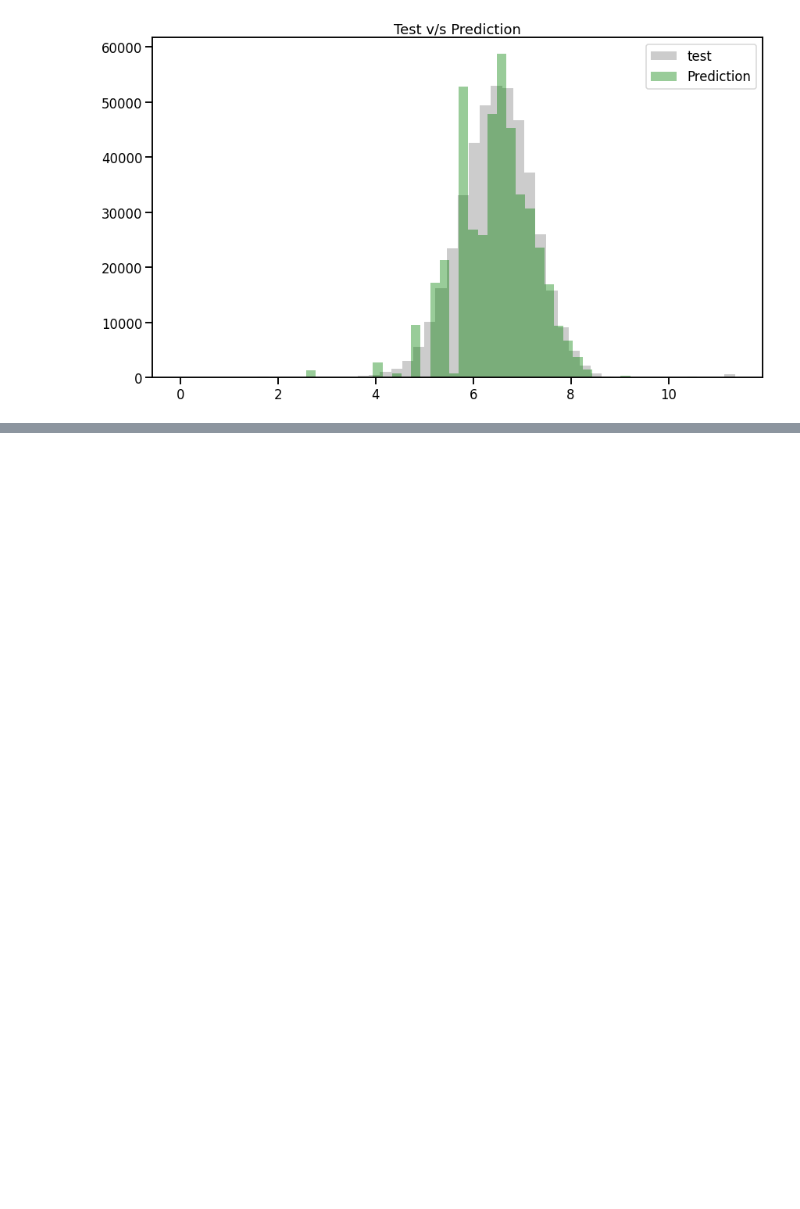
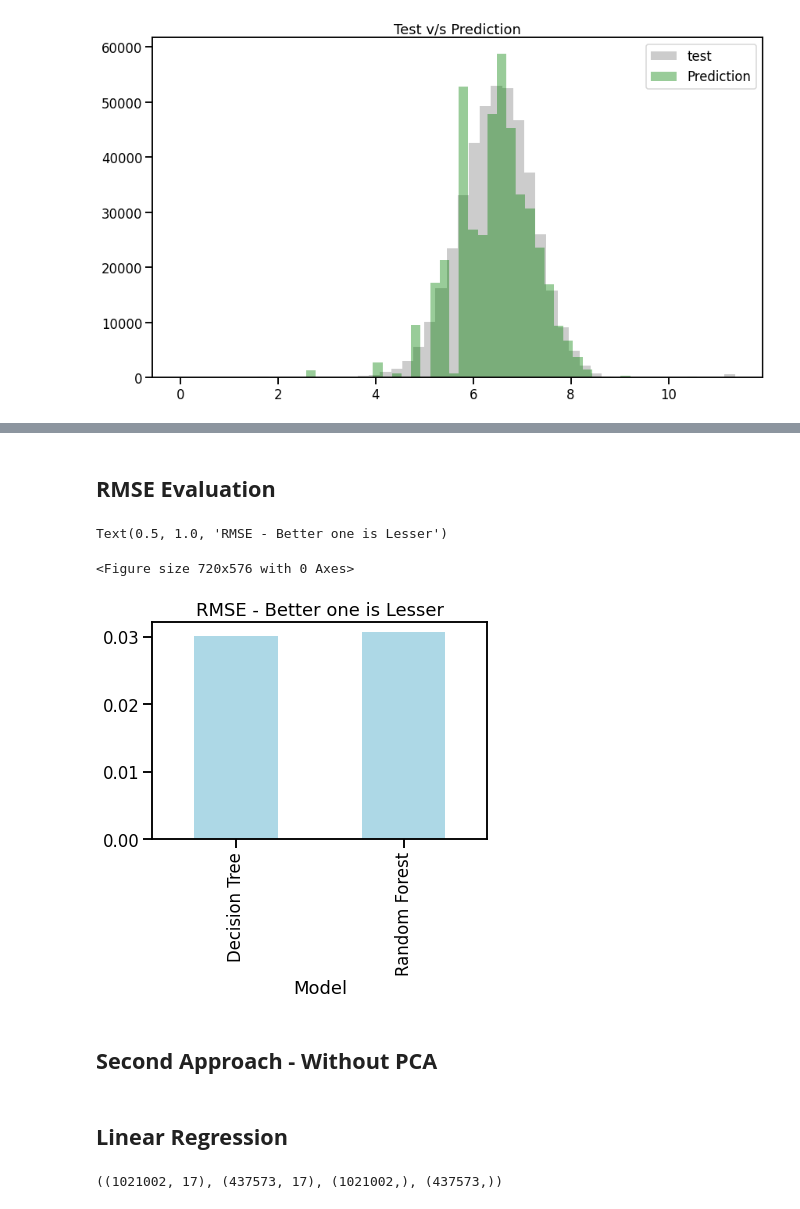
Before and after one commit to Rajvee-Sharma/NYC-Taxi-Trip-Prediction, a Jupyter notebook: Regression_NYC_Taxi_Trip_colab.ipynb, the cells around one changed output, grey strips where cells are left out. Drawn from its saved outputs; the diff is of its cells as text; code cells hidden in the pictures; blank space fills up the shorter version.

```diff
--- a/Regression_NYC_Taxi_Trip_colab.ipynb
+++ b/Regression_NYC_Taxi_Trip_colab.ipynb
@@ -706,0 +757,13 @@ Text(0.5, 1.0, 'Test v/s Prediction')
+# %% [markdown]
+## **RMSE Evaluation**
+# %%
+plt.figure(figsize=(10,8))
+r2 = pd.DataFrame({'RMSE': np.array([np.sqrt(mean_squared_log_error(dt_pred,y_test)), np.sqrt(mean_squared_log_error(rf_pred, y_test))]), 'Model': np.array(['Decision Tree','Random Forest'])})
+r2.set_index('Model').plot(kind='bar', color='lightblue', legend=False)
+plt.title('RMSE - Better one is Lesser')
+# %% [output]
+Text(0.5, 1.0, 'RMSE - Better one is Lesser')
+<Figure size 720x576 with 0 Axes>
+[figure, added]
+# %% [markdown]
+## **Second Approach - Without PCA**
@@ -706,0 +773,10 @@ Text(0.5, 1.0, 'Test v/s Prediction')
+# %% [markdown]
+## **Linear Regression**
+# %%
+from sklearn.model_selection import train_test_split, GridSearchCV, cross_val_score
+from sklearn.metrics import r2_score, mean_squared_log_error, mean_squared_error
+
+x_train, x_test, y_train, y_test = train_test_split(x,y, test_size = 0.30, random_state=10)
+x_train.shape, x_test.shape, y_train.shape, y_test.shape
+# %% [output]
+((1021002, 17), (437573, 17), (1021002,), (437573,))
```
Also changed, not shown: parts of 17 cells of this notebook.
